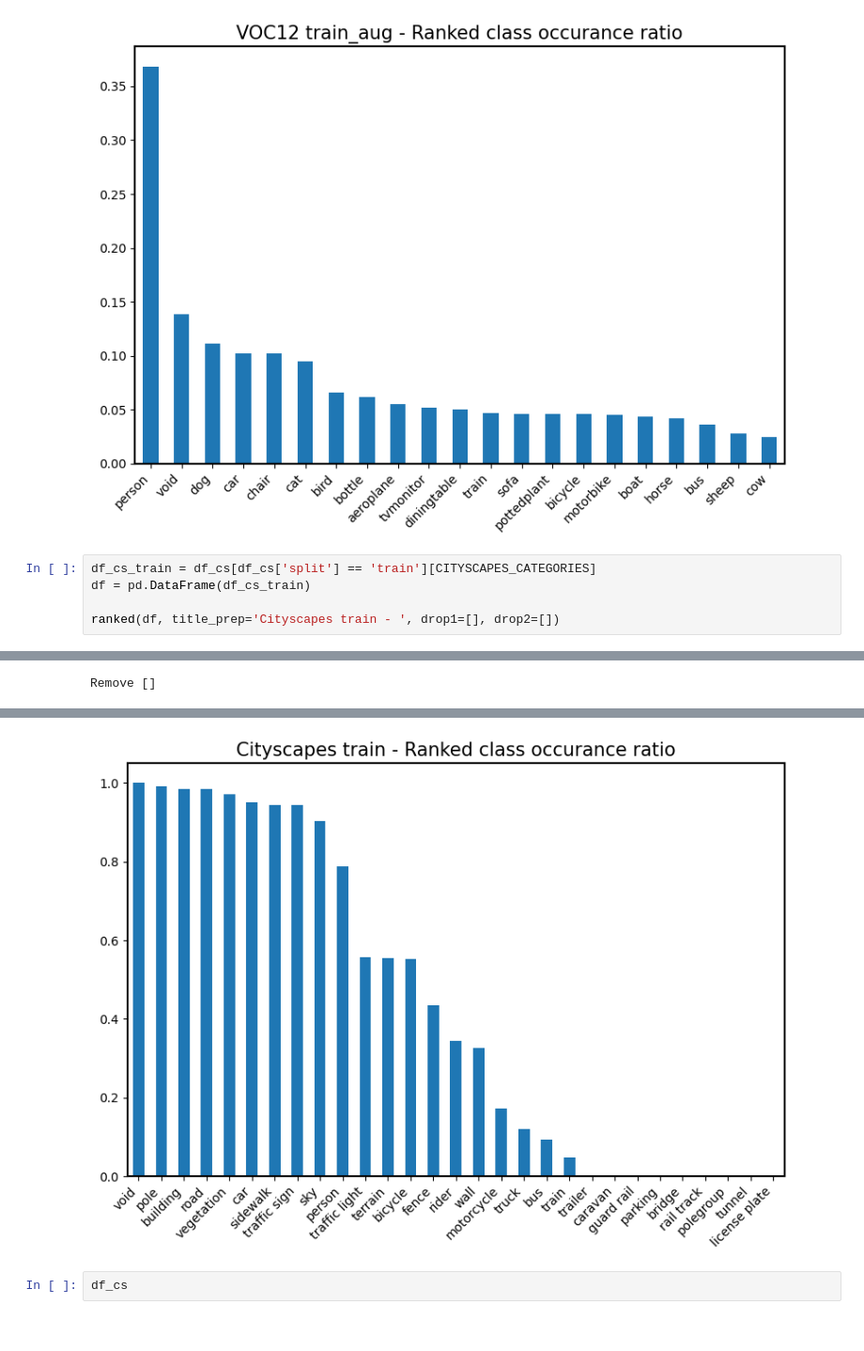
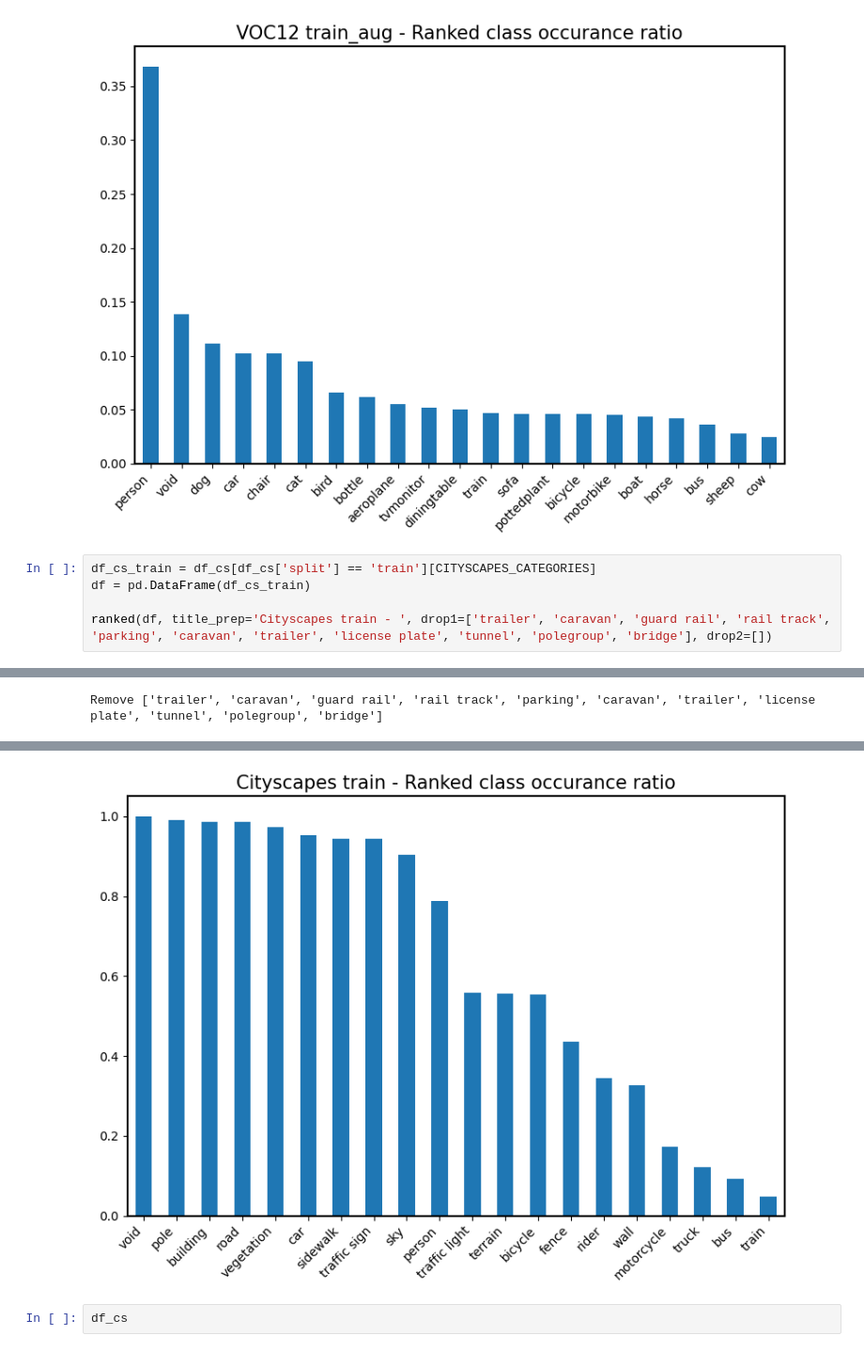
Before and after one commit to ronaldvlaar/prototype_segmentation, a Jupyter notebook: EDA/Exploratory Data Analysis.ipynb, the cells around one changed output, grey strips where cells are left out. Shown at 94% size. Saved outputs shown, nothing was run; the diff lists cells and outputs as text.

```diff
--- a/EDA/Exploratory Data Analysis.ipynb
+++ b/EDA/Exploratory Data Analysis.ipynb
@@ -520,8 +520,8 @@ Remove ['__background__']
 df_cs_train = df_cs[df_cs['split'] == 'train'][CITYSCAPES_CATEGORIES]
 df = pd.DataFrame(df_cs_train)
 
-ranked(df, title_prep='Cityscapes train - ', drop1=[], drop2=[])
+ranked(df, title_prep='Cityscapes train - ', drop1=['trailer', 'caravan', 'guard rail', 'rail track', 'parking', 'caravan', 'trailer', 'license plate', 'tunnel', 'polegroup', 'bridge'], drop2=[])
 # %% [output]
 [figure]
 [figure]
-Remove []
+Remove ['trailer', 'caravan', 'guard rail', 'rail track', 'parking', 'caravan', 'trailer', 'license plate', 'tunnel', 'polegroup', 'bridge']
@@ -529,4 +529,4 @@ Remove []
-[figure, old version]
+[figure, new version]
 # %%
 df_cs
 # %% [output]
```
Also changed, not shown: parts of 2 cells of this notebook.
